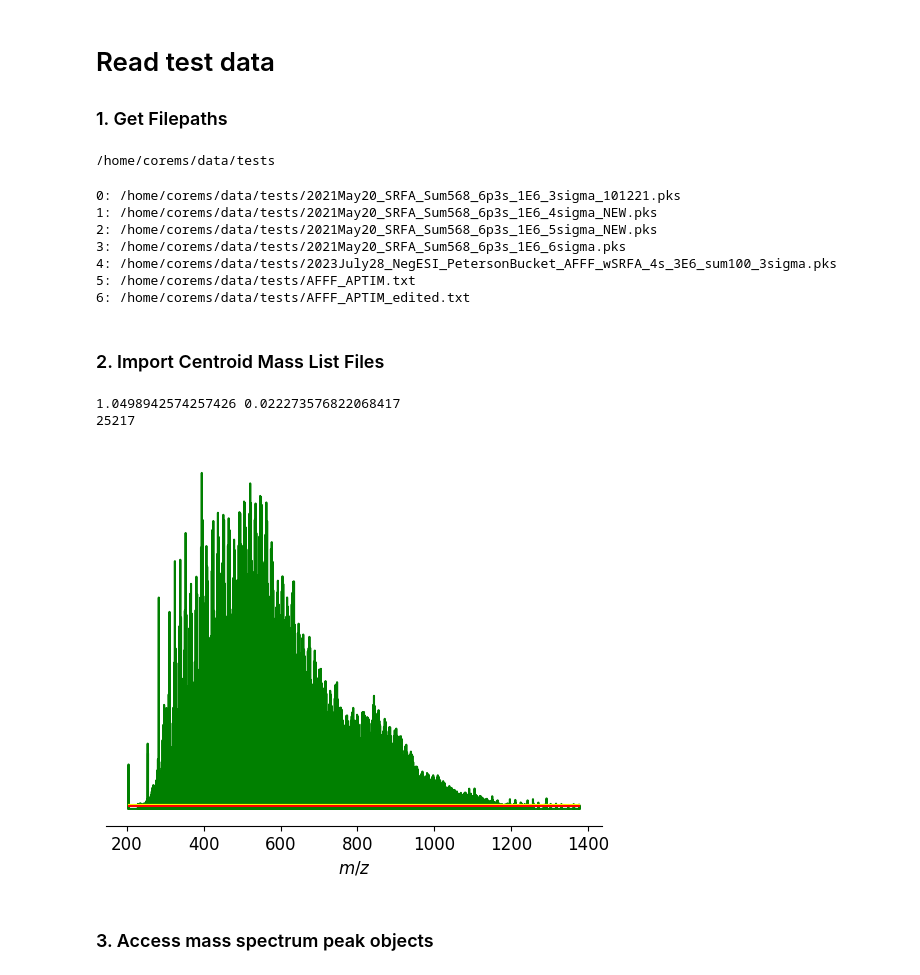
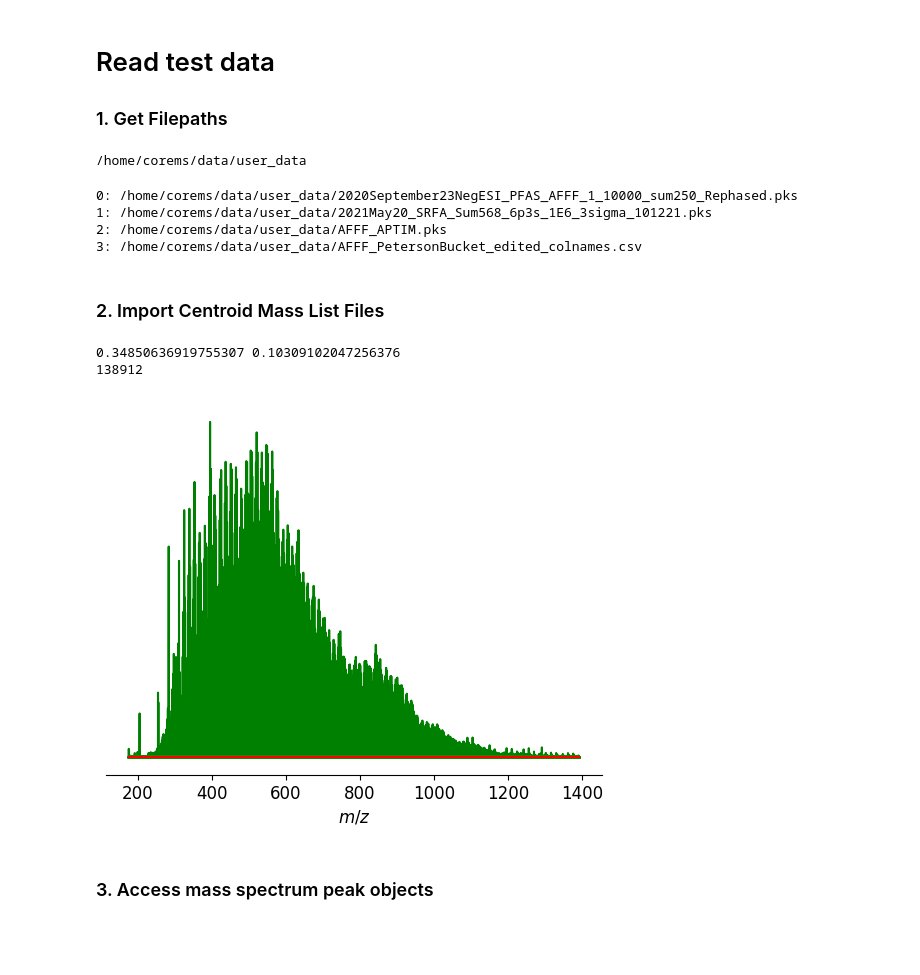
Before and after one commit to robertyoung3/CoreMS, a Jupyter notebook: notebooks/CoreMS_test_SRFA_sample.ipynb, the cells around one changed output. Cells and saved outputs as stored; diff of their text form; code cells hidden in the pictures; blank space fills up the shorter version.

```diff
--- a/notebooks/CoreMS_test_SRFA_sample.ipynb
+++ b/notebooks/CoreMS_test_SRFA_sample.ipynb
@@ -3,58 +3,56 @@
 ### 1. Get Filepaths
 # %%
 from pathlib import Path
-data_dir = Path.cwd() / "data" / "tests"
+data_dir = Path.cwd() / "data" / "user_data"
 print(data_dir)
 # %% [output]
-/home/corems/data/tests
+/home/corems/data/user_data
 # %%
 filepaths = list(data_dir.iterdir())
 for idx, filepath in enumerate(filepaths):
     print(f"{idx}: {filepath}")
 # %% [output]
-0: /home/corems/data/tests/2021May20_SRFA_Sum568_6p3s_1E6_3sigma_101221.pks
-1: /home/corems/data/tests/2021May20_SRFA_Sum568_6p3s_1E6_4sigma_NEW.pks
-2: /home/corems/data/tests/2021May20_SRFA_Sum568_6p3s_1E6_5sigma_NEW.pks
-3: /home/corems/data/tests/2021May20_SRFA_Sum568_6p3s_1E6_6sigma.pks
-4: /home/corems/data/tests/2023July28_NegESI_PetersonBucket_AFFF_wSRFA_4s_3E6_sum100_3sigma.pks
-5: /home/corems/data/tests/AFFF_APTIM.txt
-6: /home/corems/data/tests/AFFF_APTIM_edited.txt
+0: /home/corems/data/user_data/2020September23NegESI_PFAS_AFFF_1_10000_sum250_Rephased.pks
+1: /home/corems/data/user_data/2021May20_SRFA_Sum568_6p3s_1E6_3sigma_101221.pks
+2: /home/corems/data/user_data/AFFF_APTIM.pks
+3: /home/corems/data/user_data/AFFF_PetersonBucket_edited_colnames.csv
 # %% [markdown]
 ### 2. Import Centroid Mass List Files
 # %%
 from matplotlib import pyplot
 
 from corems.encapsulation.factory.parameters import MSParameters
 from corems.mass_spectrum.input.massList import ReadMassList
 
 # Set noise threshold parameters before importing
 from corems.encapsulation.factory.parameters import MSParameters
 
 # Change from auto to relative_abundance method
 # Auto was not implemented, signal_noise is another alternative
-MSParameters.mass_spectrum.noise_threshold_method = "relative_abundance"
-MSParameters.mass_spectrum.noise_threshold_min_relative_abundance = 1
+MSParameters.mass_spectrum.noise_threshold_method = "signal_noise"
+MSParameters.mass_spectrum.noise_threshold_min_relative_abundance = 5
 
 def import_centroid():
-    file_location = filepaths[3]
+    file_location = filepaths[1]
 
     mass_list_reader = ReadMassList(file_location)
     polarity = -1
 
-    mass_spectrum = mass_list_reader.get_mass_spectrum(polarity, auto_process=True)
+    # load_settings looks for a JSON file containing output parameters, but hasn't been implemented yet
+    mass_spectrum = mass_list_reader.get_mass_spectrum(polarity, auto_process=True, loadSettings=False)
 
     print(mass_spectrum.baseline_noise, mass_spectrum.baseline_noise_std)
     print(len(mass_spectrum))
     mass_spectrum.plot_profile_and_noise_threshold()
 
     pyplot.show()
     return mass_spectrum
 
 mass_spectrum = import_centroid()
 # %% [output]
-1.0498942574257426 0.022273576822068417
-25217
+0.34850636919755307 0.10309102047256376
+138912
-[figure, old version]
+[figure, new version]
 # %% [markdown]
 ### 3. Access mass spectrum peak objects
 # %%
```
Also changed, not shown: parts of 1 cell of this notebook, 2 other files.
